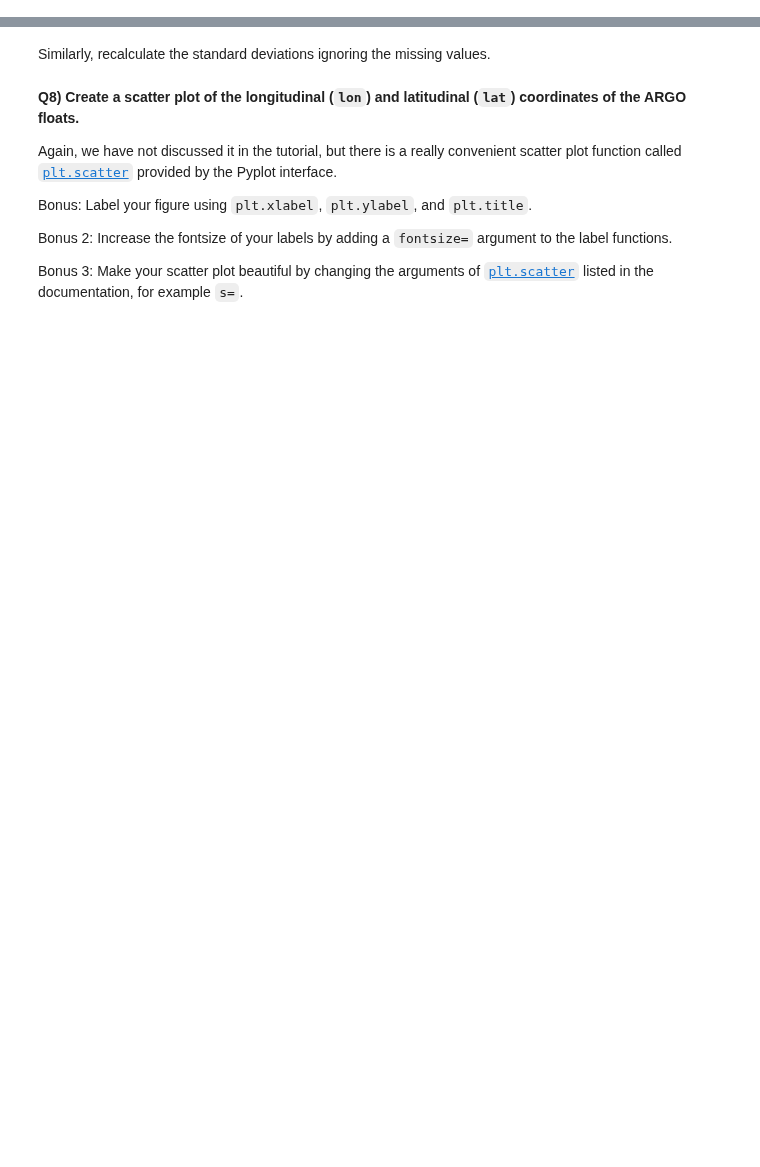
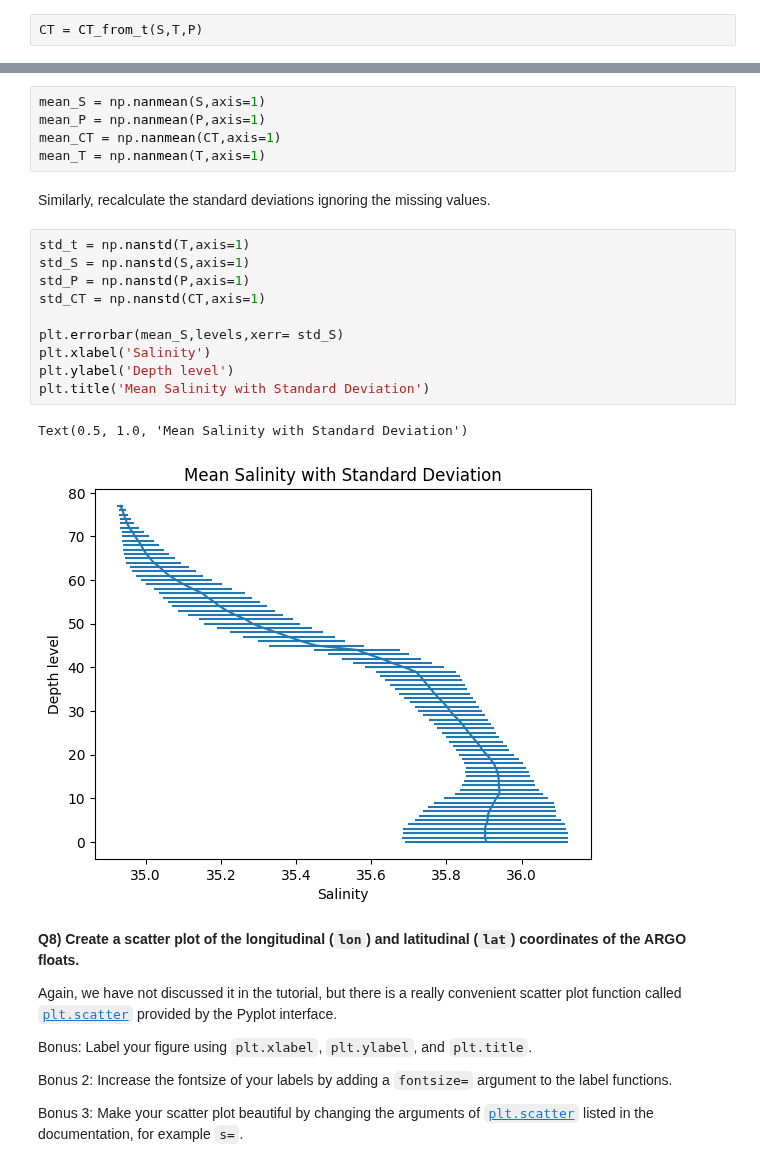
Before and after one commit to noegaill/2025_Intro_Python, a Jupyter notebook: notebook/W2_S1.ipynb, the cells around one changed output, grey strips where cells are left out. Cells and saved outputs as stored; diff of their text form; blank space fills up the shorter version.

```diff
--- a/notebook/W2_S1.ipynb
+++ b/notebook/W2_S1.ipynb
@@ -179,2 +184,4 @@ ___ = CT_from_t(___,___,___)
+# %%
+CT = CT_from_t(S,T,P)
 # %% [markdown]
 Calculate the `relative density` using the equation above
@@ -253,8 +270,26 @@ Recalculate the means and standard deviations as in the previous sections using
 Hint: Links to the [`np.nanmean` documentation](https://numpy.org/doc/stable/reference/generated/numpy.nanmean.html) and the [`np.nanstd` documentation](https://numpy.org/doc/stable/reference/generated/numpy.nanstd.html).
 # %% [markdown]
 Recalculate the means below ignoring the missing values. We trust that you can now come up with the full syntax yourself 😎
+# %%
+mean_S = np.nanmean(S,axis=1)
+mean_P = np.nanmean(P,axis=1)
+mean_CT = np.nanmean(CT,axis=1)
+mean_T = np.nanmean(T,axis=1)
 # %% [markdown]
 Similarly, recalculate the standard deviations ignoring the missing values.
+# %%
+std_t = np.nanstd(T,axis=1)
+std_S = np.nanstd(S,axis=1)
+std_P = np.nanstd(P,axis=1)
+std_CT = np.nanstd(CT,axis=1)
+
+plt.errorbar(mean_S,levels,xerr= std_S)
+plt.xlabel('Salinity')
+plt.ylabel('Depth level')
+plt.title('Mean Salinity with Standard Deviation')
+# %% [output]
+Text(0.5, 1.0, 'Mean Salinity with Standard Deviation')
+[figure, added]
 # %% [markdown]
 **Q8) Create a scatter plot of the longitudinal (`lon`) and latitudinal (`lat`) coordinates of the ARGO floats.**
 
```
Also changed, not shown: parts of 18 cells of this notebook.
